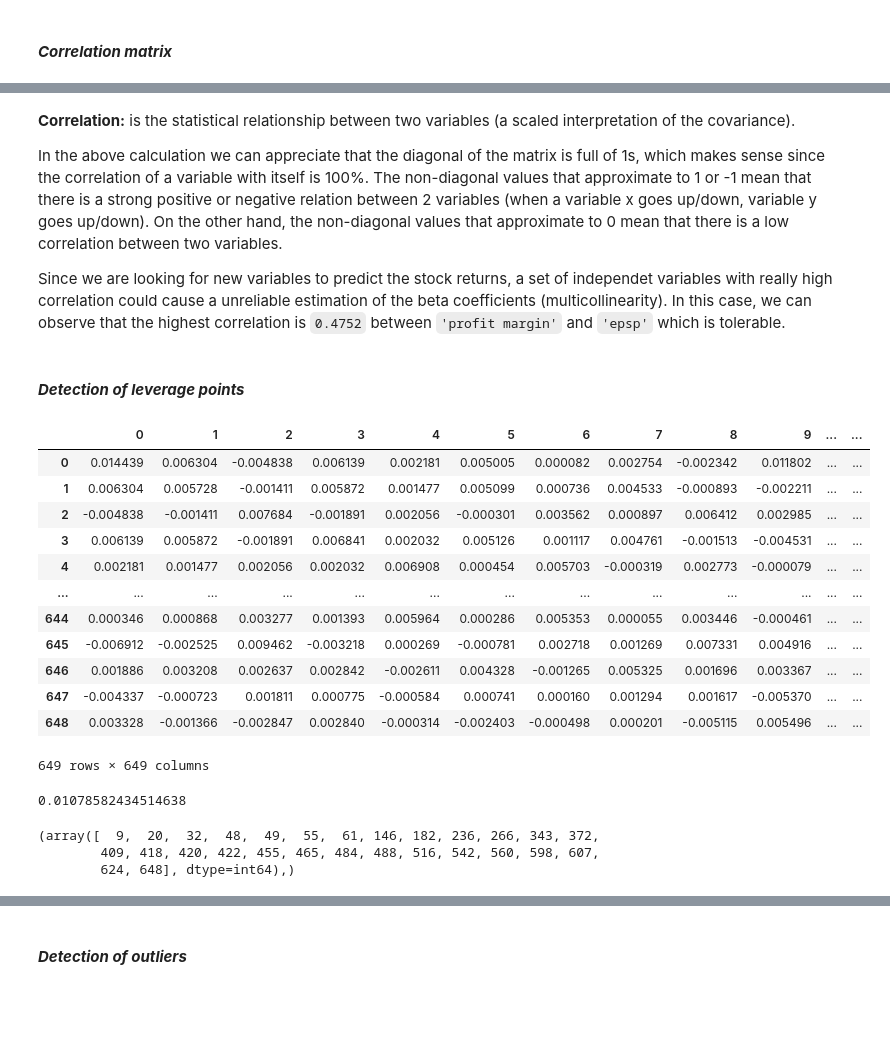
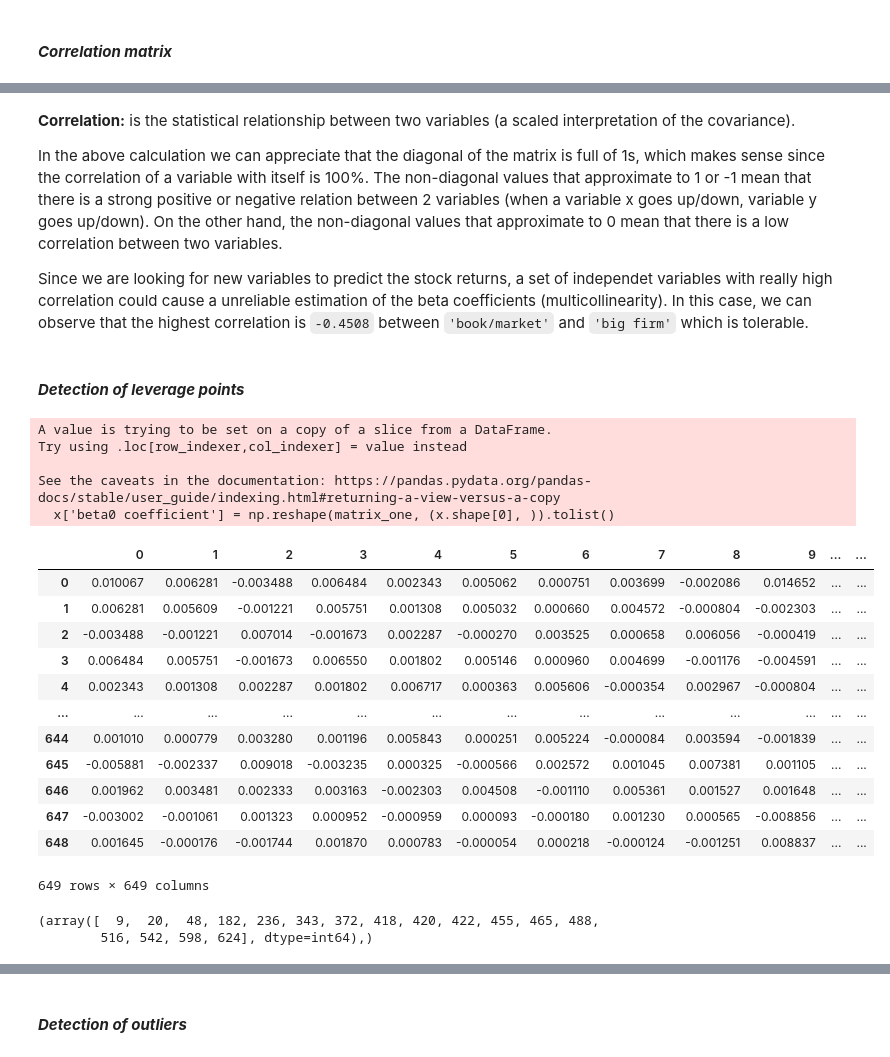
Before and after one commit to myrosandrade89/IA2_Module5, a Jupyter notebook: first_evidence/main.ipynb, the cells around one changed output, grey strips where cells are left out. Drawn from its saved outputs; the diff is of its cells as text; code cells hidden in the pictures; blank space fills up the shorter version.

```diff
--- a/first_evidence/main.ipynb
+++ b/first_evidence/main.ipynb
@@ -132,36 +133,40 @@ x.corr()
 
 In the above calculation we can appreciate that the diagonal of the matrix is full of 1s, which makes sense since the correlation of a variable with itself is 100%. The non-diagonal values that approximate to 1 or -1 mean that there is a strong positive or negative relation between 2 variables (when a variable x goes up/down, variable y goes up/down). On the other hand, the non-diagonal values that approximate to 0 mean that there is a low correlation between two variables.
 
-Since we are looking for new variables to predict the stock returns, a set of independet variables with really high correlation could cause a unreliable estimation of the beta coefficients (multicollinearity). In this case, we can observe that the highest correlation is `0.4752` between  `'profit margin'` and `'epsp'` which is tolerable.
+Since we are looking for new variables to predict the stock returns, a set of independet variables with really high correlation could cause a unreliable estimation of the beta coefficients (multicollinearity). In this case, we can observe that the highest correlation is `-0.4508` between  `'book/market'` and `'big firm'` which is tolerable.
 # %% [markdown]
 #### ***Detection of leverage points***
 # %%
-# Defining the global variables
-x_variables = x[['medium firm', 'big firm', 'epsp', 'profit margin', 'book/market', 'short leverage']]
-x_variables["beta coefficient"] = np.reshape(matrix_one, (x_variables.shape[0], )).tolist()
-x_variables_transpose = x_variables.T
+# Defining the beta 0 coefficient variable
+x['beta0 coefficient'] = np.reshape(matrix_one, (x.shape[0], )).tolist()
+x_variables = x[['medium firm', 'big firm', 'epsp', 'profit margin', 'book/market', 'short leverage', 'beta0 coefficient']]
+# %% [output]
+A value is trying to be set on a copy of a slice from a DataFrame.
+Try using .loc[row_indexer,col_indexer] = value instead
+
+See the caveats in the documentation: https://pandas.pydata.org/pandas-docs/stable/user_guide/indexing.html#returning-a-view-versus-a-copy
+  x['beta0 coefficient'] = np.reshape(matrix_one, (x.shape[0], )).tolist()
 # %%
 # Calculating the hat matrix
-hat_matrix = x_variables.dot(np.linalg.inv(x_variables_transpose.dot(x_variables)).dot(x_variables_transpose))
-hat_matrix
+def calculate_hat_matrix(x):
+    x_variables = x[['medium firm', 'big firm', 'epsp', 'profit margin', 'book/market', 'short leverage', 'beta0 coefficient']]
+    x_variables_transpose = x_variables.T
+    hat_matrix = x_variables.dot(np.linalg.inv(x_variables_transpose.dot(x_variables)).dot(x_variables_transpose))
+    return hat_matrix
-# %% [output]
-|  | 0 | 1 | 2 | 3 | 4 | 5 | 6 | 7 | 8 | 9 | ... | ... |
-| 0 | 0.014439 | 0.006304 | -0.004838 | 0.006139 | 0.002181 | 0.005005 | 0.000082 | 0.002754 | -0.002342 | 0.011802 | ... | ... |
-| 1 | 0.006304 | 0.005728 | -0.001411 | 0.005872 | 0.001477 | 0.005099 | 0.000736 | 0.004533 | -0.000893 | -0.002211 | ... | ... |
-| 2 | -0.004838 | -0.001411 | 0.007684 | -0.001891 | 0.002056 | -0.000301 | 0.003562 | 0.000897 | 0.006412 | 0.002985 | ... | ... |
-| 3 | 0.006139 | 0.005872 | -0.001891 | 0.006841 | 0.002032 | 0.005126 | 0.001117 | 0.004761 | -0.001513 | -0.004531 | ... | ... |
-| 4 | 0.002181 | 0.001477 | 0.002056 | 0.002032 | 0.006908 | 0.000454 | 0.005703 | -0.000319 | 0.002773 | -0.000079 | ... | ... |
-| ... | ... | ... | ... | ... | ... | ... | ... | ... | ... | ... | ... | ... |
-| 644 | 0.000346 | 0.000868 | 0.003277 | 0.001393 | 0.005964 | 0.000286 | 0.005353 | 0.000055 | 0.003446 | -0.000461 | ... | ... |
-| 645 | -0.006912 | -0.002525 | 0.009462 | -0.003218 | 0.000269 | -0.000781 | 0.002718 | 0.001269 | 0.007331 | 0.004916 | ... | ... |
-| 646 | 0.001886 | 0.003208 | 0.002637 | 0.002842 | -0.002611 | 0.004328 | -0.001265 | 0.005325 | 0.001696 | 0.003367 | ... | ... |
-| 647 | -0.004337 | -0.000723 | 0.001811 | 0.000775 | -0.000584 | 0.000741 | 0.000160 | 0.001294 | 0.001617 | -0.005370 | ... | ... |
-| 648 | 0.003328 | -0.001366 | -0.002847 | 0.002840 | -0.000314 | -0.002403 | -0.000498 | 0.000201 | -0.005115 | 0.005496 | ... | ... |
-649 rows × 649 columns
-# %%
-# Defining the leverage
-leverages = np.diagonal(hat_matrix)
-leverages_mean = (leverages.sum()) / leverages.shape[0]
-leverages_mean
-# %% [output]
-0.01078582434514638
+# %%
+hat_matrix = calculate_hat_matrix(x)
+hat_matrix
+# %% [output]
+|  | 0 | 1 | 2 | 3 | 4 | 5 | 6 | 7 | 8 | 9 | ... | ... |
+| 0 | 0.010067 | 0.006281 | -0.003488 | 0.006484 | 0.002343 | 0.005062 | 0.000751 | 0.003699 | -0.002086 | 0.014652 | ... | ... |
+| 1 | 0.006281 | 0.005609 | -0.001221 | 0.005751 | 0.001308 | 0.005032 | 0.000660 | 0.004572 | -0.000804 | -0.002303 | ... | ... |
+| 2 | -0.003488 | -0.001221 | 0.007014 | -0.001673 | 0.002287 | -0.000270 | 0.003525 | 0.000658 | 0.006056 | -0.000419 | ... | ... |
+| 3 | 0.006484 | 0.005751 | -0.001673 | 0.006550 | 0.001802 | 0.005146 | 0.000960 | 0.004699 | -0.001176 | -0.004591 | ... | ... |
+| 4 | 0.002343 | 0.001308 | 0.002287 | 0.001802 | 0.006717 | 0.000363 | 0.005606 | -0.000354 | 0.002967 | -0.000804 | ... | ... |
+| ... | ... | ... | ... | ... | ... | ... | ... | ... | ... | ... | ... | ... |
+| 644 | 0.001010 | 0.000779 | 0.003280 | 0.001196 | 0.005843 | 0.000251 | 0.005224 | -0.000084 | 0.003594 | -0.001839 | ... | ... |
+| 645 | -0.005881 | -0.002337 | 0.009018 | -0.003235 | 0.000325 | -0.000566 | 0.002572 | 0.001045 | 0.007381 | 0.001105 | ... | ... |
+| 646 | 0.001962 | 0.003481 | 0.002333 | 0.003163 | -0.002303 | 0.004508 | -0.001110 | 0.005361 | 0.001527 | 0.001648 | ... | ... |
+| 647 | -0.003002 | -0.001061 | 0.001323 | 0.000952 | -0.000959 | 0.000093 | -0.000180 | 0.001230 | 0.000565 | -0.008856 | ... | ... |
+| 648 | 0.001645 | -0.000176 | -0.001744 | 0.001870 | 0.000783 | -0.000054 | 0.000218 | -0.000124 | -0.001251 | 0.008837 | ... | ... |
+649 rows × 649 columns
@@ -168,11 +186,10 @@ leverages_mean
 # %%
 # Storing unusual Xs indexes in an array
-unusual_x = np.nonzero(leverages > (3 * leverages_mean))
+unusual_x = calculate_unusual_x(leverages)
 unusual_x
 # %% [output]
-(array([  9,  20,  32,  48,  49,  55,  61, 146, 182, 236, 266, 343, 372,
-        409, 418, 420, 422, 455, 465, 484, 488, 516, 542, 560, 598, 607,
-        624, 648], dtype=int64),)
+(array([  9,  20,  48, 182, 236, 343, 372, 418, 420, 422, 455, 465, 488,
+        516, 542, 598, 624], dtype=int64),)
 # %% [markdown]
 The **leverage** is a number between 0 and 1 that calculates the distance between the $x_i$ data point and the mean of the $x$ values for all $n$ data points. The sum of the $h_{ii}$ ($k + 1$) equals the number of parameters including the intercept.
 
```
Also changed, not shown: parts of 38 cells of this notebook, 1 other file.
